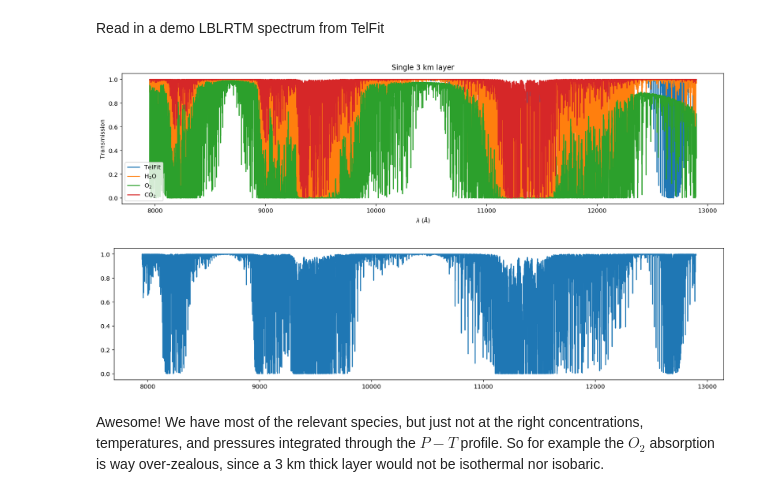
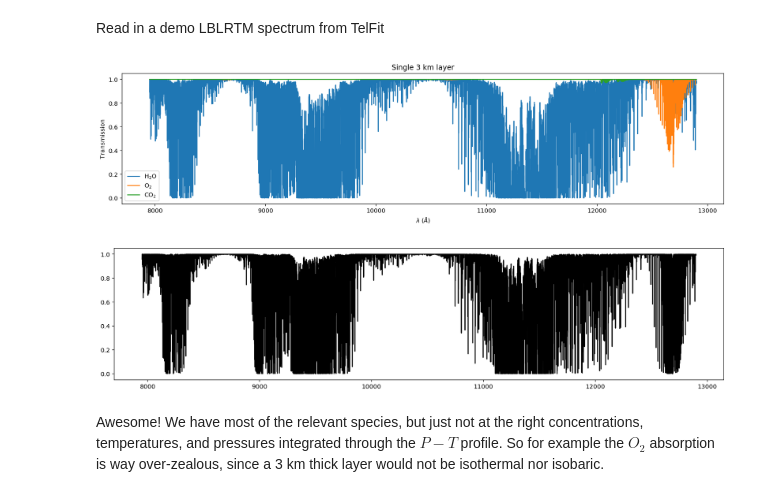
Before and after one commit to BrownDwarf/fiatlux, a Jupyter notebook: notebooks/05_more_molecular_species.ipynb, the cells around one changed output. Cells and saved outputs as stored; diff of their text form; code cells hidden in the pictures.

```diff
--- a/notebooks/05_more_molecular_species.ipynb
+++ b/notebooks/05_more_molecular_species.ipynb
@@ -122,24 +123,24 @@ trans = transmission_of_T_p(291.0, 0.97, nus, vol_mix_ratio=0.21,atomic_data=ato
 Read in a demo LBLRTM spectrum from TelFit
 # %%
 plt.figure(figsize=(18,4))
-plt.plot(df.wl, df.trans, label='TelFit')
+#plt.plot(df.wl, df.trans, label='TelFit')
 plt.plot(df.wl, transmission_of_T_p(291.0, 0.97, nus, vol_mix_ratio=0.01,
                                     atomic_data=get_hapi_molec_data('H2O')),label='H$_2$O')
 plt.plot(df.wl, transmission_of_T_p(291.0, 0.97, nus, vol_mix_ratio=0.21,
                                     atomic_data=get_hapi_molec_data('O2')),label='O$_2$')
 plt.plot(df.wl, transmission_of_T_p(291.0, 0.97, nus, vol_mix_ratio=365e-6,
                                     atomic_data=get_hapi_molec_data('CO2')),label='CO$_2$')
 
 plt.legend(loc='lower left')
 plt.ylabel('Transmission')
 plt.xlabel('$\lambda \;(\AA)$')
 plt.title('Single 3 km layer');
 # %% [output]
-[figure, old version]
+[figure, new version]
 # %%
 plt.figure(figsize=(18,4))
-plt.plot(df.wl, df.trans, label='TelFit');
+plt.plot(df.wl, df.trans, label='TelFit', color='k');
 # %% [output]
-[figure, old version]
+[figure, new version]
 # %% [markdown]
 Awesome!  We have most of the relevant species, but just not at the right concentrations, temperatures, and pressures integrated through the $P-T$ profile.  So for example the $O_2$ absorption is way over-zealous, since a 3 km thick layer would not be isothermal nor isobaric.
```
Also changed, not shown: parts of 2 cells of this notebook.
